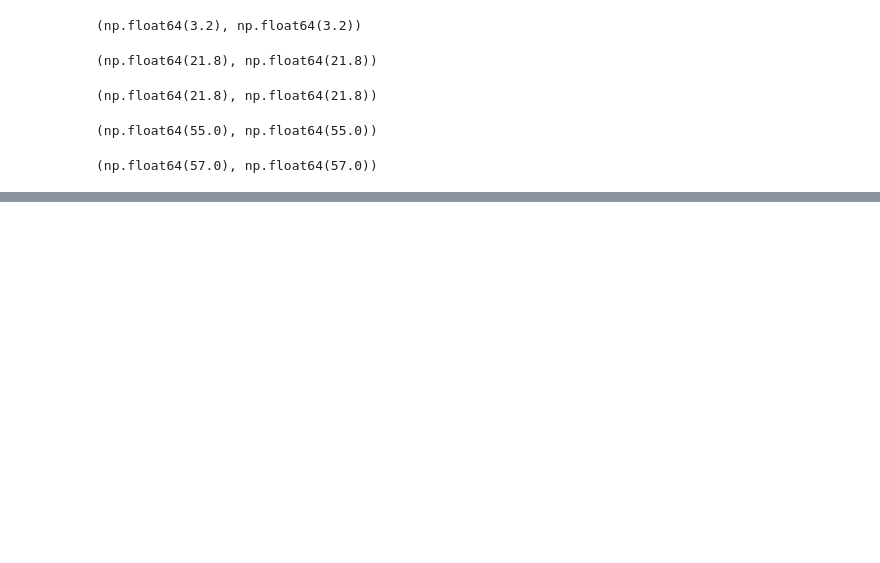
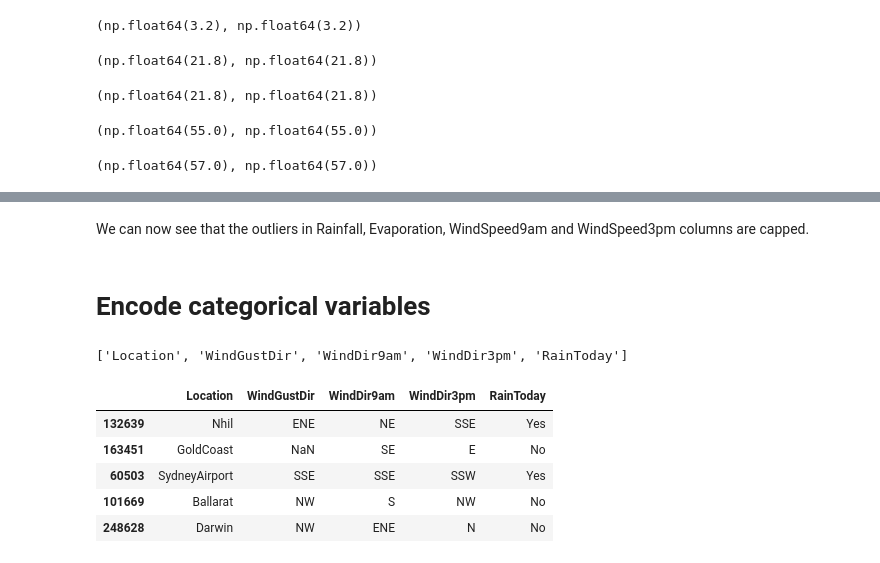
Before and after one commit to aliowx/machine_learning-, a Jupyter notebook: models/supervisor learning/Logistic_Regression.ipynb, the cells around one changed output, grey strips where cells are left out. Saved outputs shown, nothing was run; the diff lists cells and outputs as text; code cells hidden in the pictures; blank space fills up the shorter version.

```diff
--- a/models/supervisor learning/Logistic_Regression.ipynb
+++ b/models/supervisor learning/Logistic_Regression.ipynb
@@ -638,3 +638,20 @@ X_train[numerical].describe()
 | 50% | 11.900000 | 22.700000 | 0.000000 | 4.800000 | 8.500000 | 39.000000 | 13.000000 | 17.000000 | ... |
 | 75% | 16.700000 | 28.100000 | 0.600000 | 4.800000 | 8.500000 | 46.000000 | 19.000000 | 24.000000 | ... |
 | max | 33.900000 | 48.900000 | 3.200000 | 21.800000 | 14.400000 | 154.000000 | 55.000000 | 57.000000 | ... |
+# %% [markdown]
+We can now see that the outliers in Rainfall, Evaporation, WindSpeed9am and WindSpeed3pm columns are capped.
+# %% [markdown]
+# Encode categorical variables
+# %%
+categorical
+# %% [output]
+['Location', 'WindGustDir', 'WindDir9am', 'WindDir3pm', 'RainToday']
+# %%
+X_train[categorical].head()
+# %% [output]
+|  | Location | WindGustDir | WindDir9am | WindDir3pm | RainToday |
+| 132639 | Nhil | ENE | NE | SSE | Yes |
+| 163451 | GoldCoast | NaN | SE | E | No |
+| 60503 | SydneyAirport | SSE | SSE | SSW | Yes |
+| 101669 | Ballarat | NW | S | NW | No |
+| 248628 | Darwin | NW | ENE | N | No |
```
Also changed, not shown: parts of 9 cells of this notebook.
